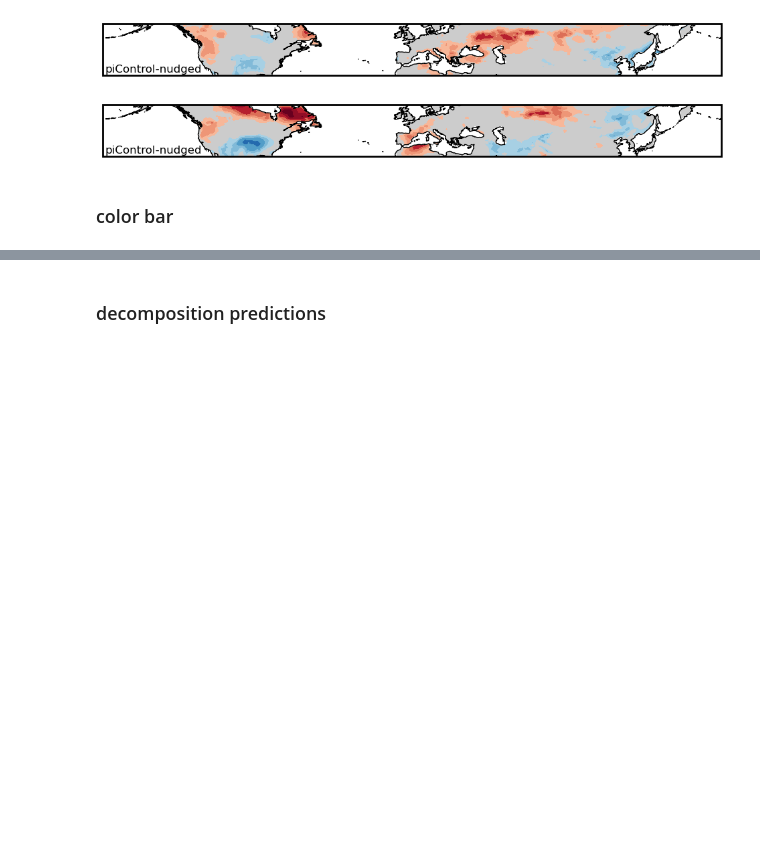
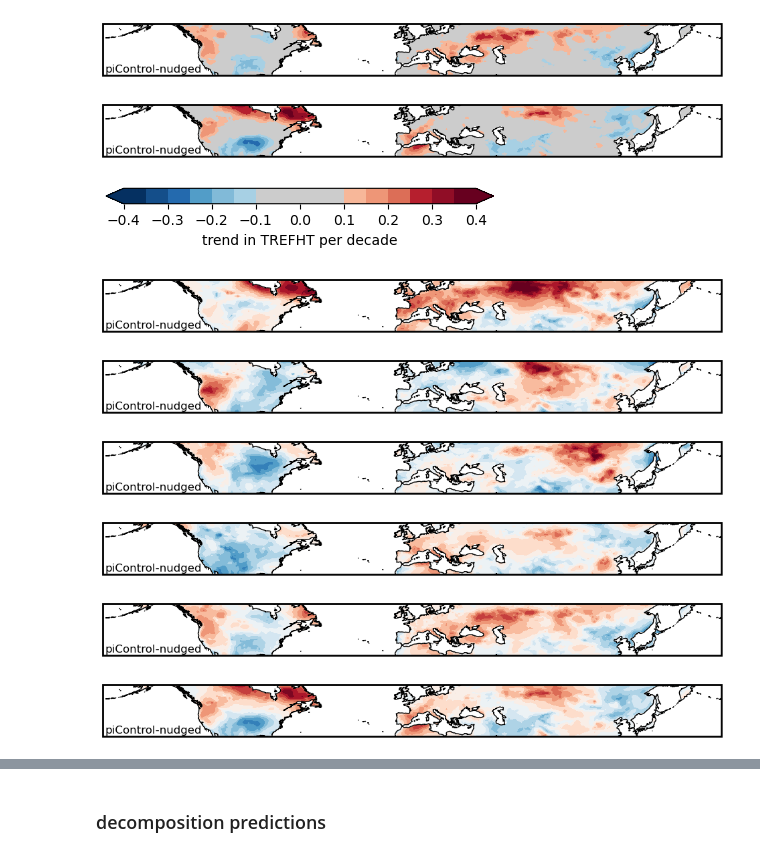
Before and after one commit to peterpeterp/circ_contribution_to_JJA_trends, a Jupyter notebook: 1_main_evaluation.ipynb, the cells around one changed output, grey strips where cells are left out. Cells and saved outputs as stored; diff of their text form; code cells hidden in the pictures; blank space fills up the shorter version.

```diff
--- a/1_main_evaluation.ipynb
+++ b/1_main_evaluation.ipynb
@@ -227,8 +192,32 @@ for period in periods:
 [figure]
 [figure]
 [figure]
-# %% [markdown]
-### color bar
+# %%
+fig,ax = plt.subplots(figsize=(5, 0.2))
+plt.colorbar(im, cax=ax, orientation='horizontal', label=f'trend in {target_variable} per decade')
+savefig(f"trend_maps_cbar_{maxabs}_neutral")
+# %% [output]
+[figure, added]
+# %%
+plt.close('all')
+name = 'piC-nudged'
+for period in periods:
+    for run,d in trend_dict[period].items():
+        fig,ax = plt.subplots(nrows=1, figsize=(12,1), subplot_kw={'projection': cartopy.crs.PlateCarree()})
+        ax.coastlines()
+        ax.set_extent(extent, crs=cartopy.crs.PlateCarree())
+        xxx = d[name][0]
+        im = ax.contourf(xxx.lon, xxx.lat, xxx, transform=cartopy.crs.PlateCarree(), cmap='RdBu_r', levels=levels, extend='both')
+        ax.annotate('piControl-nudged', xy=(0.004,0.05), xycoords='axes fraction', fontsize=12)
+        ax.spines['geo'].set_linewidth(2)
+        savefig(f"trend_maps_{period}_{run}_{name}_neutral")
+# %% [output]
+[figure, added]
+[figure, added]
+[figure, added]
+[figure, added]
+[figure, added]
+[figure, added]
 # %%
 fig,ax = plt.subplots(figsize=(5, 0.2))
 plt.colorbar(im, cax=ax, orientation='horizontal', label=f'trend in {target_variable} per decade')
```
Also changed, not shown: parts of 13 cells of this notebook, 3 other files.
